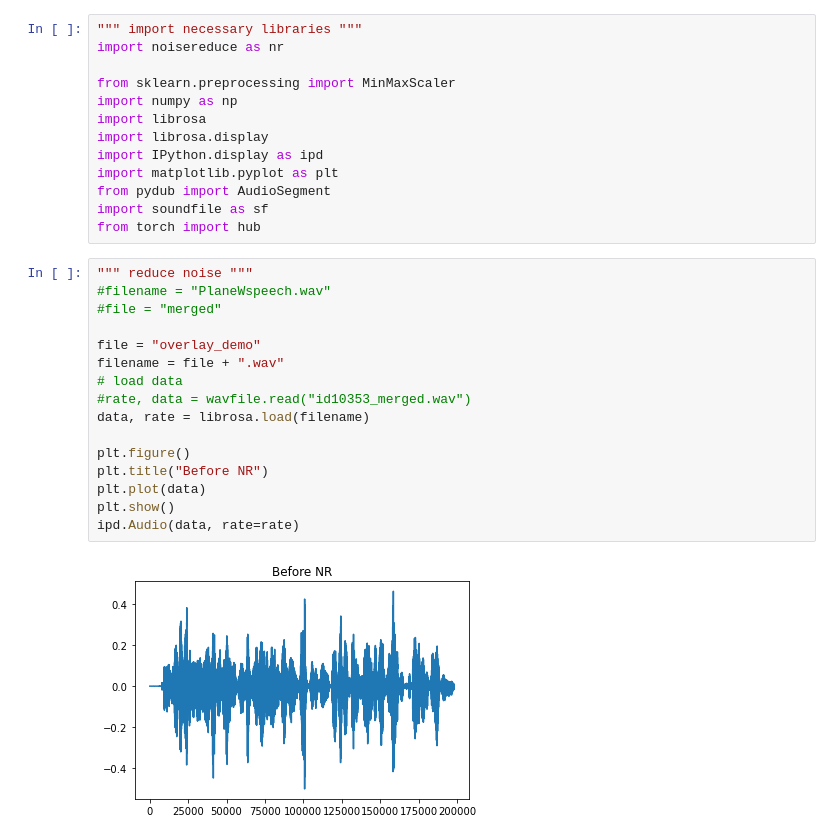
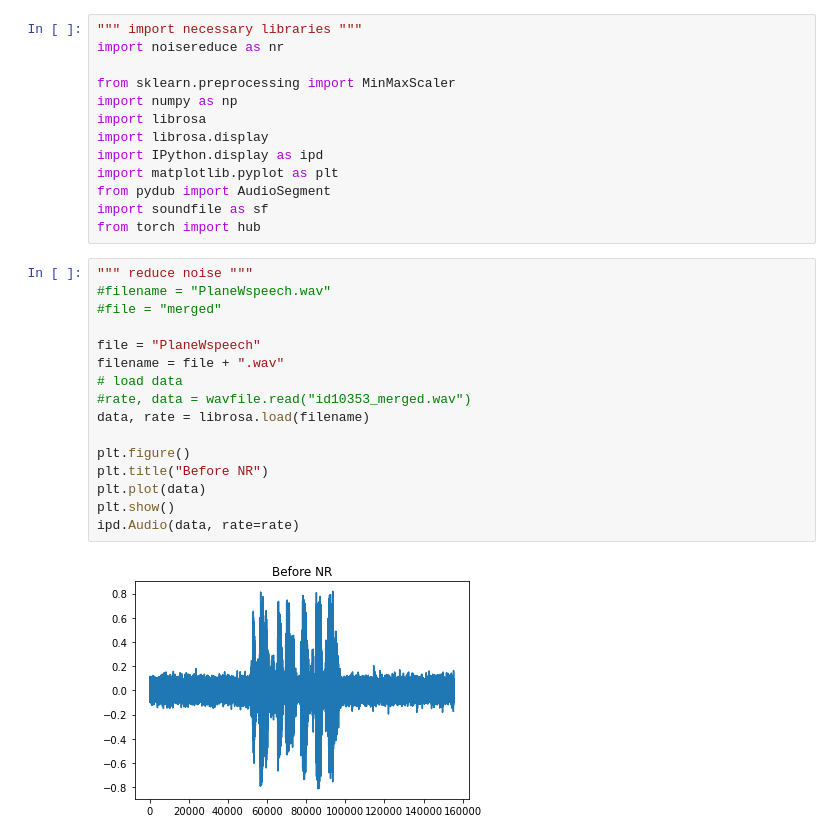
Before and after one commit to daea69twins/voiceseperation, a Jupyter notebook: Wrapper/Wrapper.ipynb, the cells around one changed output. Cells and saved outputs as stored; diff of their text form.

```diff
--- a/Wrapper/Wrapper.ipynb
+++ b/Wrapper/Wrapper.ipynb
@@ -14,21 +14,21 @@ from torch import hub
 # %%
 """ reduce noise """
 #filename = "PlaneWspeech.wav"
 #file = "merged"
 
-file = "overlay_demo"
+file = "PlaneWspeech"
 filename = file + ".wav"
 # load data
 #rate, data = wavfile.read("id10353_merged.wav")
 data, rate = librosa.load(filename)
 
 plt.figure()
 plt.title("Before NR")
 plt.plot(data)
 plt.show()
 ipd.Audio(data, rate=rate)
 # %% [output]
-[figure, old version]
+[figure, new version]
 [interactive output not drawn]
 # %%
 reduced_noise = nr.reduce_noise(y=data, sr=rate)
```
Also changed, not shown: parts of 4 cells of this notebook, 2 other files.
